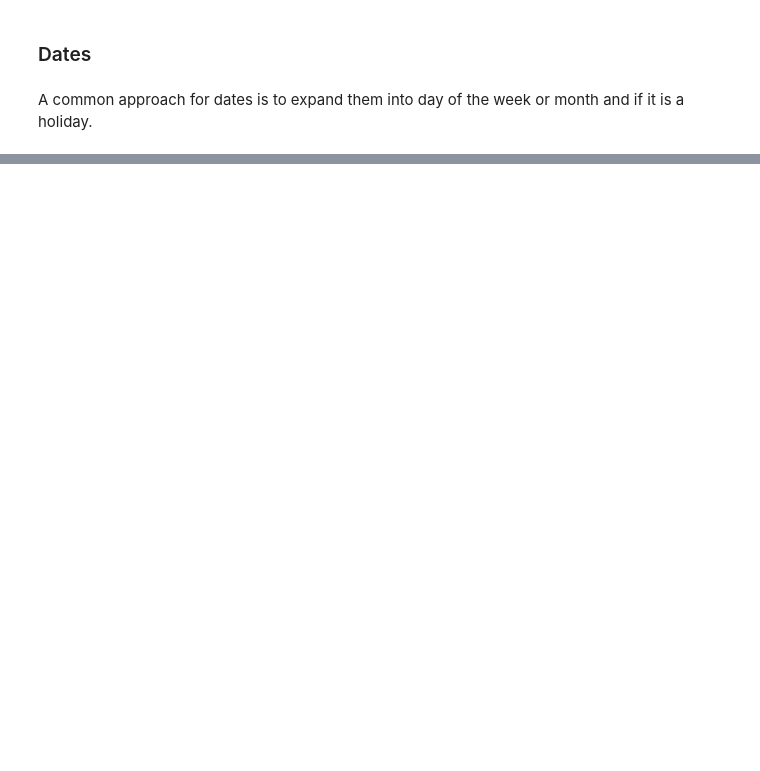
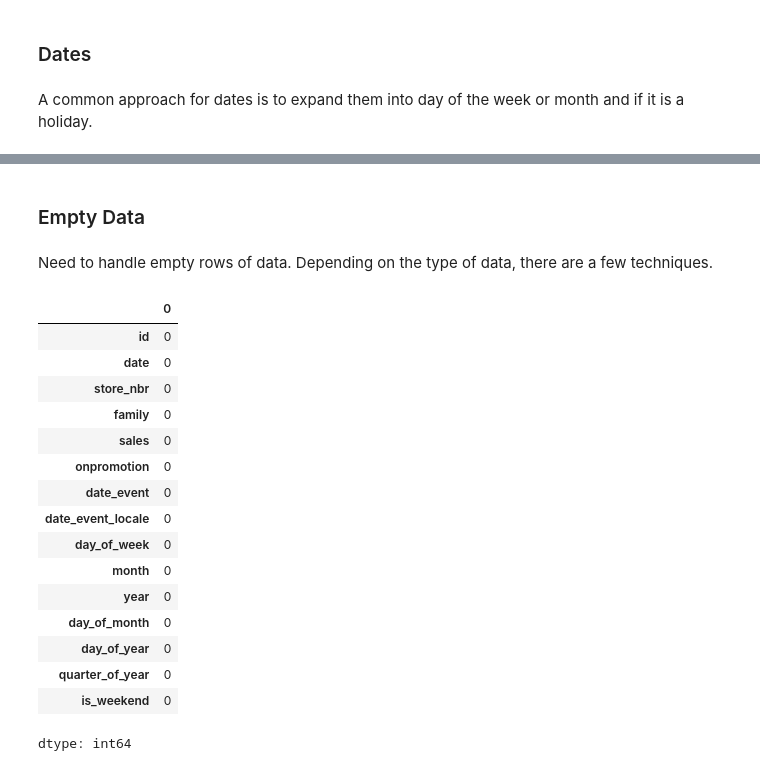
Before and after one commit to jonkarrer/sales-forecasting-ml, a Jupyter notebook: Sales_Time_Series.ipynb, the cells around one changed output, grey strips where cells are left out. Saved outputs shown, nothing was run; the diff lists cells and outputs as text; code cells hidden in the pictures; blank space fills up the shorter version.

```diff
--- a/Sales_Time_Series.ipynb
+++ b/Sales_Time_Series.ipynb
@@ -301,0 +319,25 @@ holiday_df.head()
+# %% [markdown]
+### Empty Data
+# %% [markdown]
+Need to handle empty rows of data. Depending on the type of data, there are a few techniques.
+# %%
+# What is empty
+merged_df.isna().sum()
+# %% [output]
+|  | 0 |
+| id | 0 |
+| date | 0 |
+| store_nbr | 0 |
+| family | 0 |
+| sales | 0 |
+| onpromotion | 0 |
+| date_event | 0 |
+| date_event_locale | 0 |
+| day_of_week | 0 |
+| month | 0 |
+| year | 0 |
+| day_of_month | 0 |
+| day_of_year | 0 |
+| quarter_of_year | 0 |
+| is_weekend | 0 |
+dtype: int64
```
Also changed, not shown: parts of 68 cells of this notebook.
